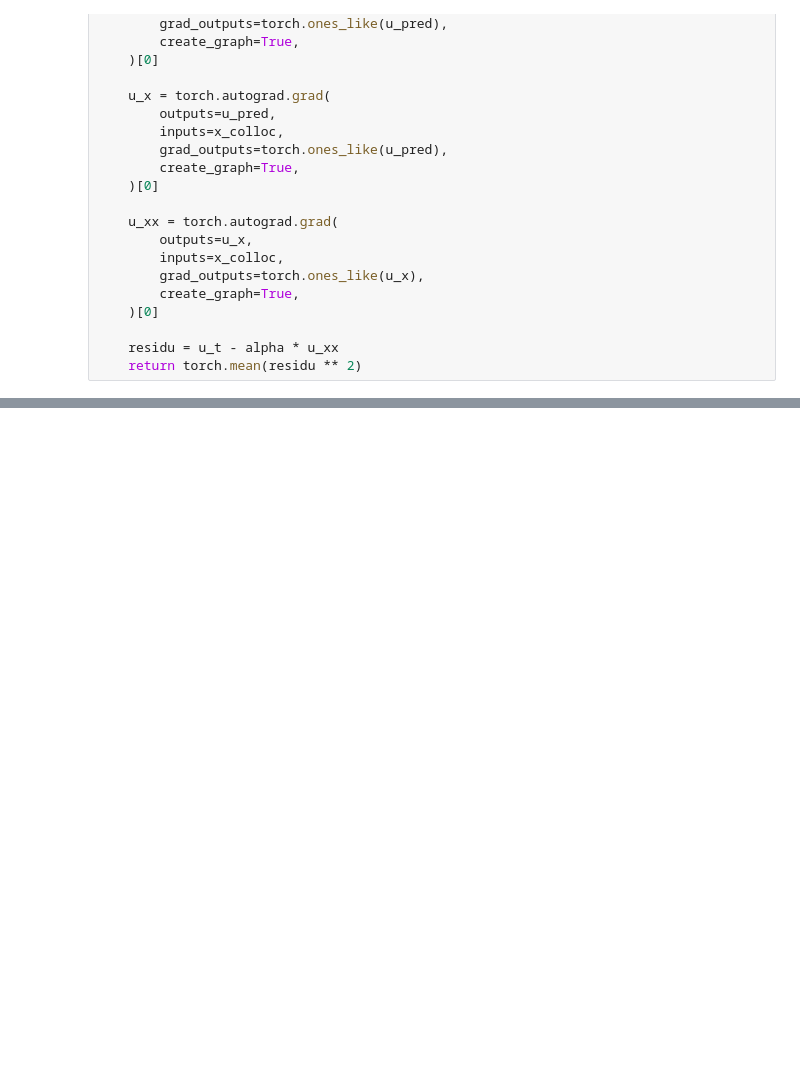
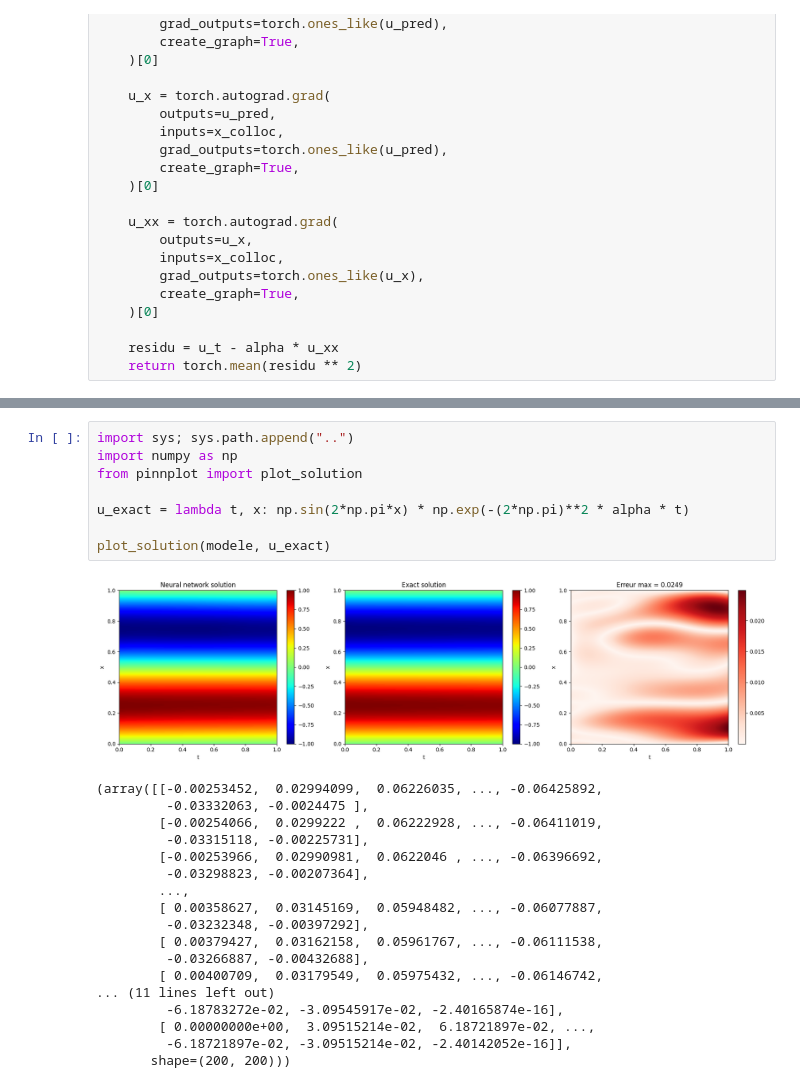
Before and after one commit to Walid-CHABCHI/PINN-Scientific-Computing, a Jupyter notebook: 01_pinn_from_scratch/pinn_heat_pytorch_v1.ipynb, the cells around one changed output, grey strips where cells are left out. Drawn from its saved outputs; the diff is of its cells as text; blank space fills up the shorter version.

Commit message:
Add Adam+L-BFGS results with figures, switch loss logs to scientific notation

```diff
--- a/01_pinn_from_scratch/pinn_heat_pytorch_v1.ipynb
+++ b/01_pinn_from_scratch/pinn_heat_pytorch_v1.ipynb
@@ -127,0 +148,27 @@ for epoch in range(epochs):
+# %%
+import sys; sys.path.append("..")
+import numpy as np
+from pinnplot import plot_solution
+
+u_exact = lambda t, x: np.sin(2*np.pi*x) * np.exp(-(2*np.pi)**2 * alpha * t)
+
+plot_solution(modele, u_exact)
+# %% [output]
+[figure, added]
+(array([[-0.00253452,  0.02994099,  0.06226035, ..., -0.06425892,
+         -0.03332063, -0.0024475 ],
+        [-0.00254066,  0.0299222 ,  0.06222928, ..., -0.06411019,
+         -0.03315118, -0.00225731],
+        [-0.00253966,  0.02990981,  0.0622046 , ..., -0.06396692,
+         -0.03298823, -0.00207364],
+        ...,
+        [ 0.00358627,  0.03145169,  0.05948482, ..., -0.06077887,
+         -0.03232348, -0.00397292],
+        [ 0.00379427,  0.03162158,  0.05961767, ..., -0.06111538,
+         -0.03266887, -0.00432688],
+        [ 0.00400709,  0.03179549,  0.05975432, ..., -0.06146742,
+... (11 lines left out)
+         -6.18783272e-02, -3.09545917e-02, -2.40165874e-16],
+        [ 0.00000000e+00,  3.09515214e-02,  6.18721897e-02, ...,
+         -6.18721897e-02, -3.09515214e-02, -2.40142052e-16]],
+       shape=(200, 200)))
```
Also changed, not shown: parts of 2 cells of this notebook, 6 other files.
